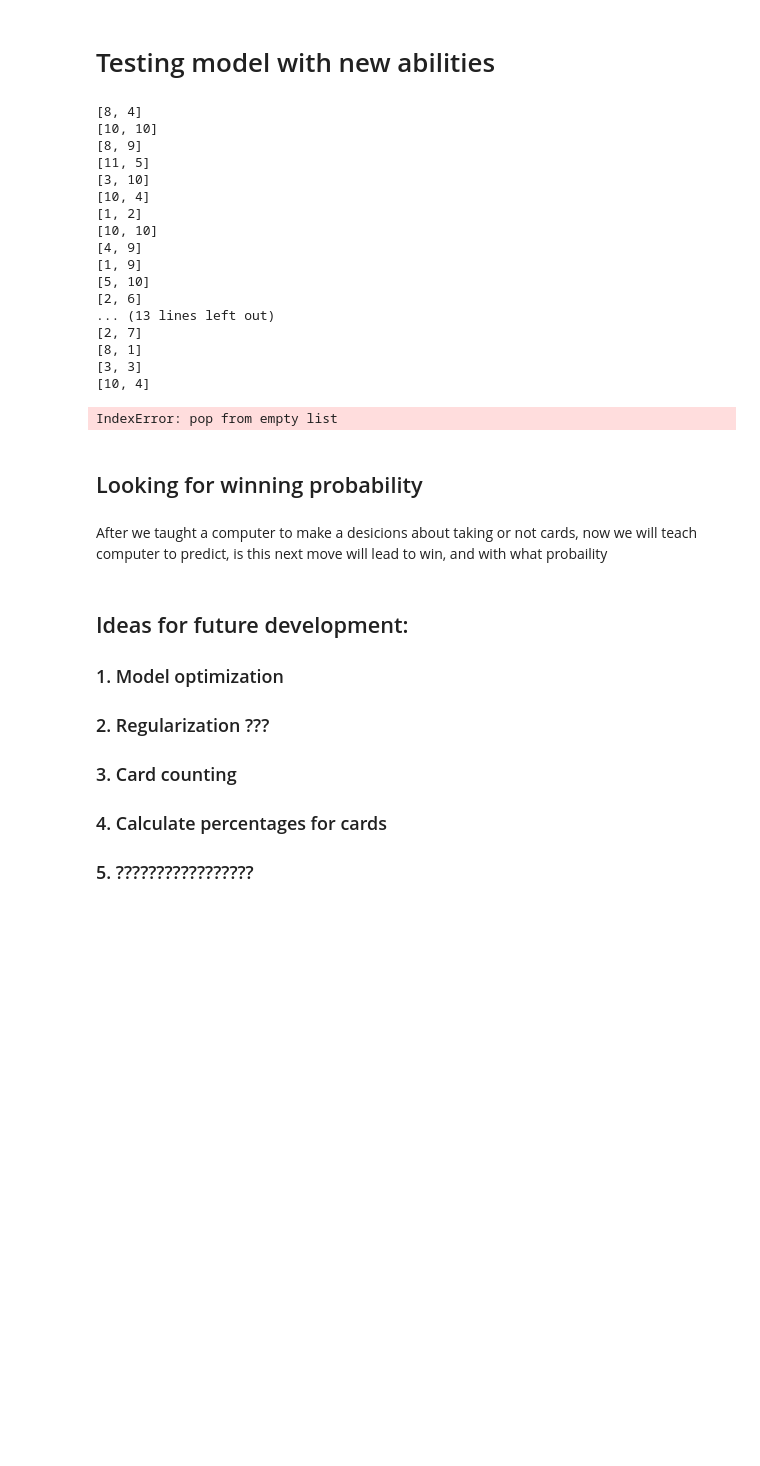
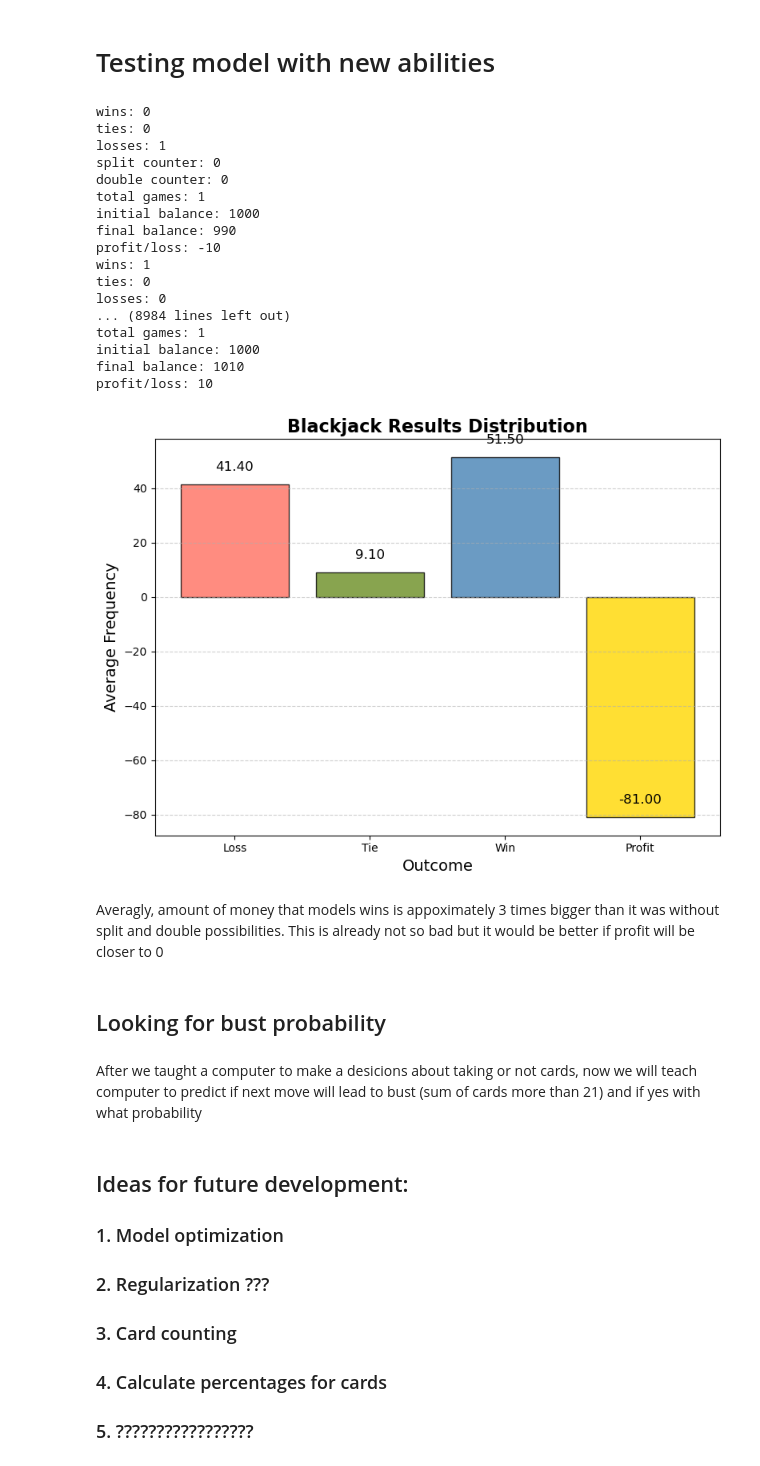
Before and after one commit to KirillMitjurin/DA6_project, a Jupyter notebook: BlackJack.ipynb, the cells around one changed output. Drawn from its saved outputs; the diff is of its cells as text; code cells hidden in the pictures; blank space fills up the shorter version.

```diff
--- a/BlackJack.ipynb
+++ b/BlackJack.ipynb
@@ -671,7 +686,7 @@ data.head(100)
 # %%
 # Restrict data to relevant features for 'double'
-X_dbl = data[['card1', 'card2', 'ply2cardsum', 'dealcard1']]
-y_dbl = data['double']
+X_dbl = sample_data[['card1', 'card2', 'ply2cardsum', 'dealcard1']]
+y_dbl = sample_data['double']
 
 # Split into training and testing sets for 'double'
 X_train_dbl, X_test_dbl, y_train_dbl, y_test_dbl = train_test_split(X_dbl, y_dbl, test_size=0.2, random_state=42)
@@ -687,8 +702,8 @@ print(f"Model accuracy for 'double' after feature restriction: {accuracy_dbl:.2f
 Model accuracy for 'double' after feature restriction: 1.00
 # %%
 # Restrict data to relevant features for 'split'
-X_spl = data[['card1', 'card2','dealcard1']]
-y_spl = data['split']
+X_spl = sample_data[['card1', 'card2','dealcard1']]
+y_spl = sample_data['split']
 
 # Split into training and testing sets for 'split'
 X_train_spl, X_test_spl, y_train_spl, y_test_spl = train_test_split(X_spl, y_spl, test_size=0.2, random_state=42)
@@ -870,10 +885,10 @@ Player Sum  Dealer Card Logic Take Card     Model Take Card     Logic Double
 # %% [markdown]
 # Testing model with new abilities
 # %%
-def simulate_200_games_extended():
+def simulate_100_games_extended():
 # Results tracking
     results = []
-    games = 200
+    games = 1
 
     # Initial balance and bet setup
     initial_balance = 1000  # Starting balance
@@ -985,61 +1000,66 @@ def simulate_200_games_extended():
     return ls
 # %%
 result = []
-for _ in range(10):
-    game = simulate_200_games_extended()
+for _ in range(1000):
+    game = simulate_100_games_extended()
     result.append(game)
-print(result)
 # %% [output]
-[8, 4]
-[10, 10]
-[8, 9]
-[11, 5]
-[3, 10]
-[10, 4]
-[1, 2]
-[10, 10]
-[4, 9]
-[1, 9]
-[5, 10]
-[2, 6]
-... (13 lines left out)
-[2, 7]
-[8, 1]
-[3, 3]
-[10, 4]
+wins: 0
+ties: 0
+losses: 1
+split counter: 0
+double counter: 0
+total games: 1
+initial balance: 1000
+final balance: 990
+profit/loss: -10
+wins: 1
+ties: 0
+losses: 0
+... (8984 lines left out)
+total games: 1
+initial balance: 1000
+final balance: 1010
+profit/loss: 10
-IndexError: pop from empty list
 # %%
-# Map results to categories
-categories = ['Loss', 'Tie', 'Win', 'profit']
+categories = ['Loss', 'Tie', 'Win', 'Profit']
 wins = 0
 ties = 0
 losses = 0
 profit = 0
-for i in result:
+
+# Суммируем данные из result
+for i in result:  # Предполагается, что result — это список списков или массивов с результатами.
     wins += i[0]
     ties += i[1]
     losses += i[2]
     profit += i[3]
-data = [wins, ties, losses, profit]
+
+# Усредняем значения
+results = [wins / 10, ties / 10, losses / 10, profit / 10]
 
 # Plot the histogram
 plt.figure(figsize=(8, 6))
-plt.bar(categories, data, color=['#FF6F61', '#6B8E23', '#4682B4'], alpha=0.8, edgecolor='black')
+plt.bar(categories, results, color=['#FF6F61', '#6B8E23', '#4682B4', '#FFD700'], alpha=0.8, edgecolor='black')
 
 # Add labels and title
 plt.title('Blackjack Results Distribution', fontsize=16, fontweight='bold')
 plt.xlabel('Outcome', fontsize=14)
-plt.ylabel('Frequency', fontsize=14)
+plt.ylabel('Average Frequency', fontsize=14)
 plt.grid(axis='y', linestyle='--', alpha=0.6)
 
 # Add value annotations on the bars
-for i, count in enumerate(data):
-    plt.text(i, count + 5, str(count), ha='center', fontsize=12, color='black')
+for i, count in enumerate(results):
+    plt.text(i, count + 5, f"{count:.2f}", ha='center', fontsize=12, color='black')
 
 # Show the plot
 plt.tight_layout()
 plt.show()
+# %% [output]
+[figure, added]
+# %% [markdown]
+Averagly, amount of money that models wins is appoximately 3 times bigger than it was without split and double possibilities. This is already not so bad but it would be better if profit will be closer to 0
 # %% [markdown]
-## Looking for winning probability
+## Looking for bust probability
 # %% [markdown]
-After we taught a computer to make a desicions about taking or not cards, now we will teach computer to predict, is this next move will lead to win, and with what probaility
+After we taught a computer to make a desicions about taking or not cards, now we will teach computer to predict if next move will lead to bust (sum of cards more than 21) and if yes with what probability
```
Also changed, not shown: parts of 13 cells of this notebook.
